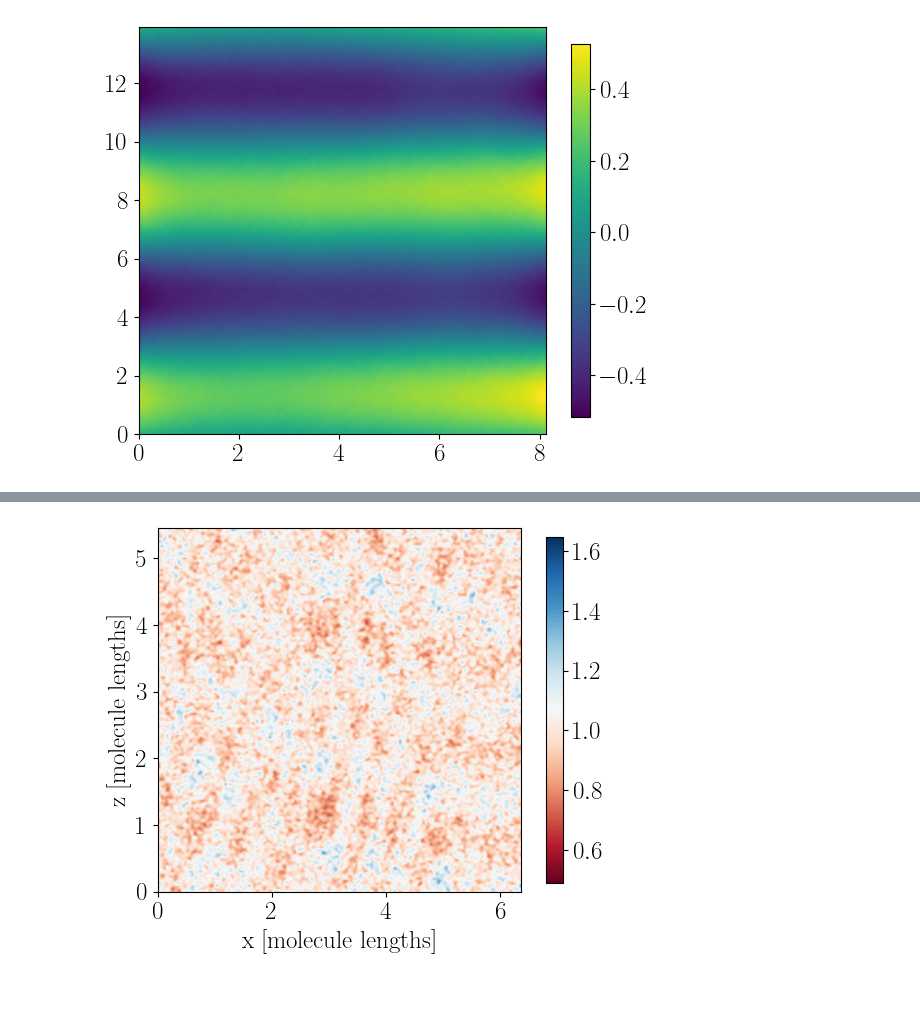
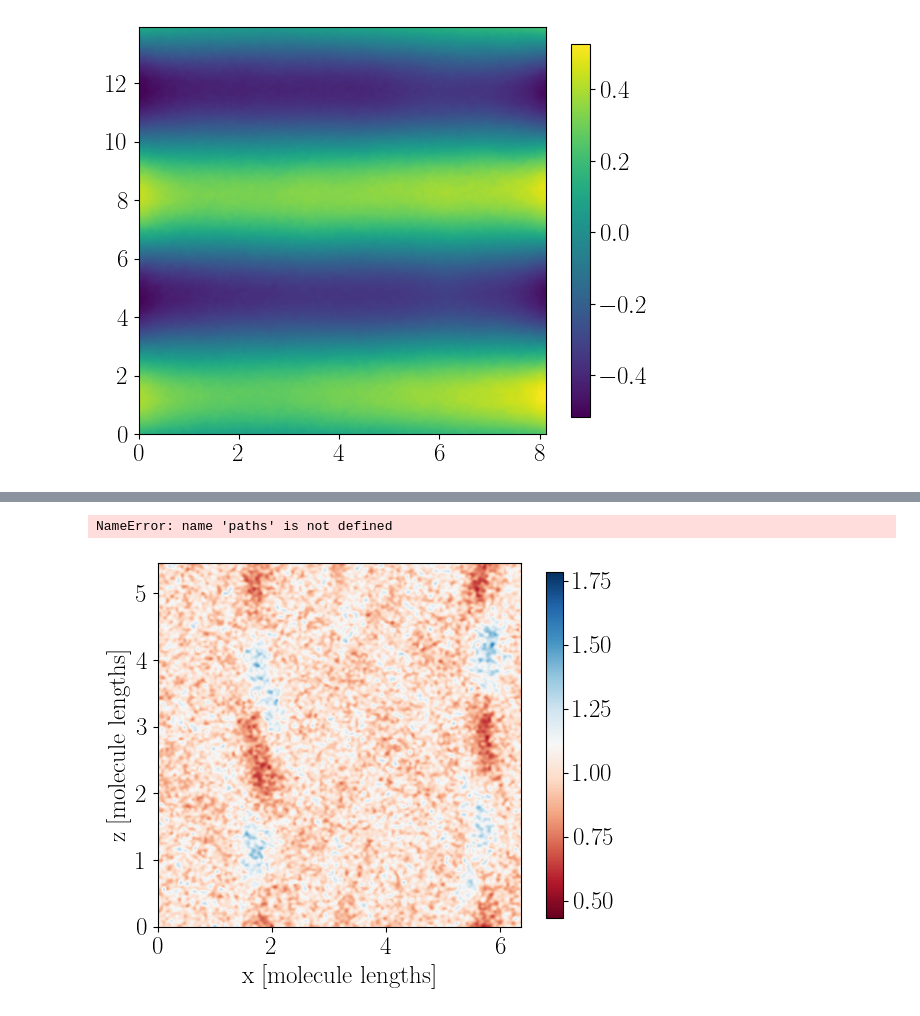
Before and after one commit to smdrzazga/LAMMPS, a Jupyter notebook: plot_printer.ipynb, the cells around one changed output, grey strips where cells are left out. Cells and saved outputs as stored; diff of their text form; code cells hidden in the pictures.

```diff
--- a/plot_printer.ipynb
+++ b/plot_printer.ipynb
@@ -542,10 +663,20 @@ plt.colorbar()
+# %%
+file1 = paths["matrices_centers"] + r"\centers_screen_bulk_2z2x_1.01.txt"
+
+options = {'extent': [0, 120/11, 0, 50/11], 'aspect': 120/50, 'cbarshrink': 0.95, 'interpol': 'bicubic',
+           'xlabel': r'$\mathrm{x\;[molecule\;lengths]}$', 'ylabel': r'$\mathrm{z\;[molecule\;lengths]}$', 'cmap': 'viridis'}
+
+fig, ax = plt.subplots(figsize=(6,4.8))
+ax = bp.HeatmapPlotter(file1, '', plot_attr=options).plot(fig, ax, normalize=True, show=False)
+# %% [output]
+NameError: name 'paths' is not defined
 # %%
-file1 = paths["matrices_centers"] + r"\centers_screen_bulk_two_domains_1.01.txt"
+file1 = paths["matrices_centers"] + r"\centers_screen_bulk_two_domains_0.32.txt"
 
 options = {'extent': [0, 70/11, 0, 60/11], 'aspect': 70/60, 'cbarshrink': 0.95, 'interpol': 'bicubic',
            'xlabel': r'$\mathrm{x\;[molecule\;lengths]}$', 'ylabel': r'$\mathrm{z\;[molecule\;lengths]}$', 'cmap': 'RdBu'}
 
 fig, ax = plt.subplots(figsize=(6,4.8))
 ax = bp.HeatmapPlotter(file1, '', plot_attr=options).plot(fig, ax, normalize=True, show=False)
 # %% [output]
-[figure, old version]
+[figure, new version]
```
Also changed, not shown: parts of 20 cells of this notebook, 4 other files.
